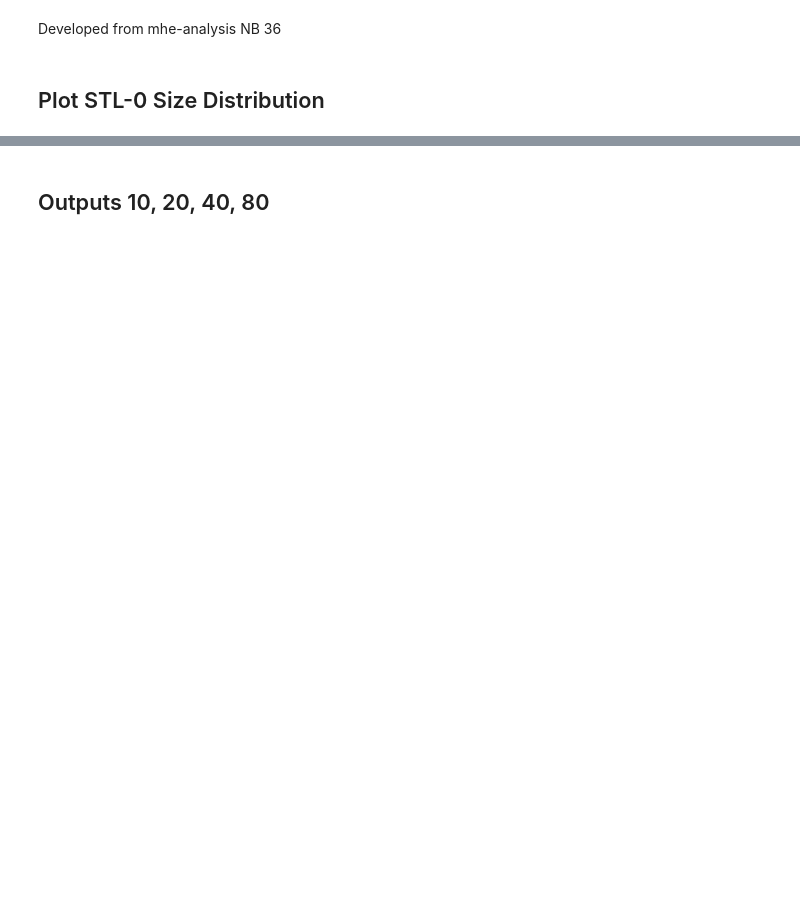
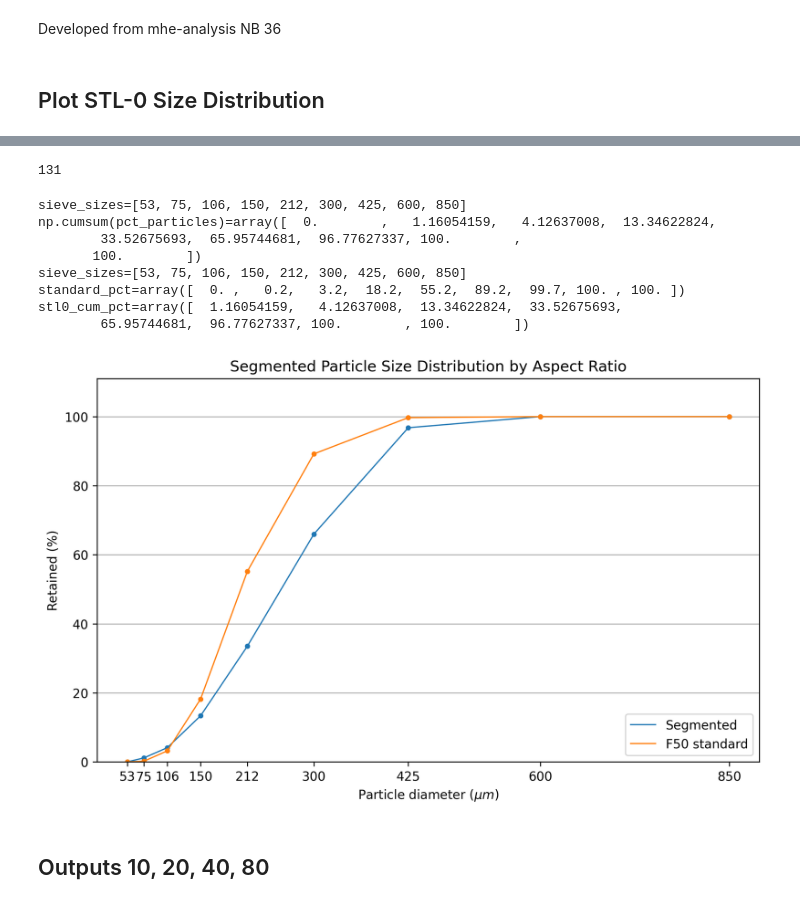
Before and after one commit to GusBusDraws/mhe-analysis, a Jupyter notebook: nbs/37_alshibli_1551_sizes.ipynb, the cells around one changed output, grey strips where cells are left out. Cells and saved outputs as stored; diff of their text form; code cells hidden in the pictures; blank space fills up the shorter version.

```diff
--- a/nbs/37_alshibli_1551_sizes.ipynb
+++ b/nbs/37_alshibli_1551_sizes.ipynb
@@ -102,3 +105,34 @@ plt.show()
+# %%
+dims_df.iloc[0]['nslices' : 'ncols'].astype(int).nlargest(3).iloc[1]
+# %% [output]
+131
+# %%
+f50_bin_edges = [53,  75, 106, 150, 212, 300,  425, 600, 850]
+f50_standard =  [0.2,   3,  15,  37,  34, 10.5, 0.3,   0]
+# ct_res = 2.02  # ums/voxels
+csv_path = Path(
+    r'C:\Users\cgusb\Research\PSAAP\alshibli_1551_study'
+    r'\alshibli-1551-bounds.csv')
+dims_df = pd.read_csv(csv_path)
+stl0_n_particles, sieve_sizes = simulate_sieve(
+    dims_df, f50_bin_edges, pixel_res=1)
+fig, ax = grading_curve(
+    stl0_n_particles, f50_bin_edges, standard_pct=np.cumsum(f50_standard),
+    standard_label='F50 standard')
+stl0_pct_particles = 100 * stl0_n_particles / np.sum(stl0_n_particles)
+stl0_cum_pct = np.cumsum(stl0_pct_particles)
+print(f'{stl0_cum_pct=}')
+plt.show()
+# %% [output]
+sieve_sizes=[53, 75, 106, 150, 212, 300, 425, 600, 850]
+np.cumsum(pct_particles)=array([  0.        ,   1.16054159,   4.12637008,  13.34622824,
+        33.52675693,  65.95744681,  96.77627337, 100.        ,
+       100.        ])
+sieve_sizes=[53, 75, 106, 150, 212, 300, 425, 600, 850]
+standard_pct=array([  0. ,   0.2,   3.2,  18.2,  55.2,  89.2,  99.7, 100. , 100. ])
+stl0_cum_pct=array([  1.16054159,   4.12637008,  13.34622824,  33.52675693,
+        65.95744681,  96.77627337, 100.        , 100.        ])
+[figure, added]
 # %% [markdown]
 ## Outputs 10, 20, 40, 80
 # %%
```
Also changed, not shown: parts of 14 cells of this notebook.
